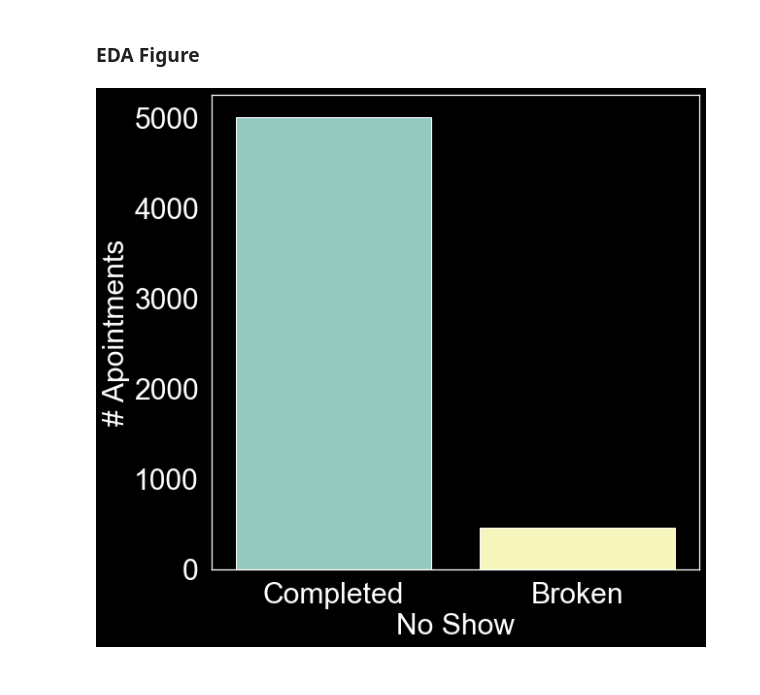
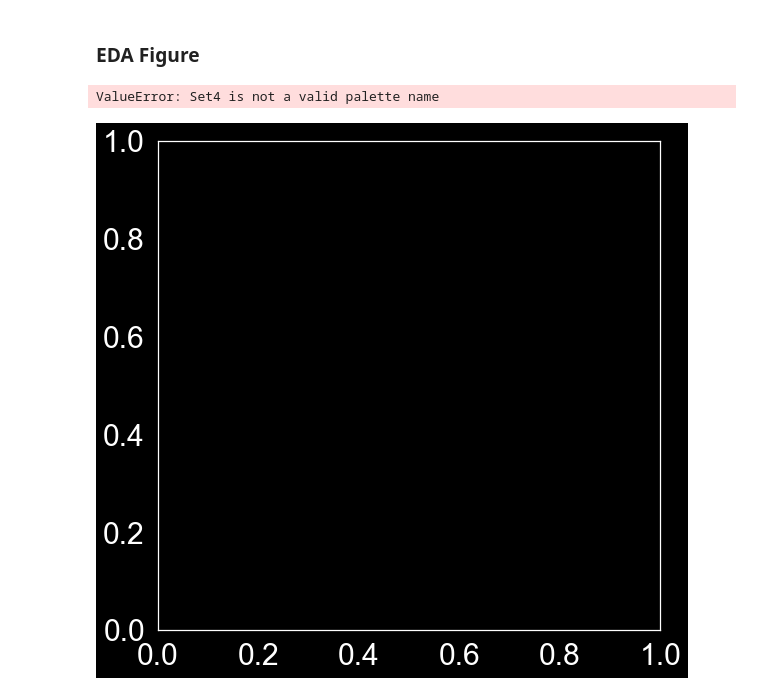
Before and after one commit to TheBeeGuy/No_show_patience, a Jupyter notebook: Ma_Insight_No_Show_Patience.ipynb, the cells around one changed output. Saved outputs shown, nothing was run; the diff lists cells and outputs as text; code cells hidden in the pictures.

```diff
--- a/Ma_Insight_No_Show_Patience.ipynb
+++ b/Ma_Insight_No_Show_Patience.ipynb
@@ -768,31 +781,32 @@ table.style.apply(highlight_greaterthan,threshold=0.15,column=['percent_noshow']
 # %%
 import seaborn as sb
 import matplotlib as mlb
 plt.style.use('dark_background') # this turns the whole figure (and following figures) into dark mode
 # retrieve performance metrics
 # plot log loss
 fig, ax = pyplot.subplots(figsize=(9,9))
 
 plt.xticks(fontsize=30)
 plt.yticks(fontsize=30)
 
 # Hide grid lines
 ax.grid(False)
 
 
 
 
 
 
 sb.set(style="whitegrid")
-ax = sb.countplot(x="noshow",data=y,  palette="Set3")
+ax = sb.countplot(x="noshow",data=y,  palette="Set4")
 ax.set_xticklabels(labels = ['Completed','Broken'])
 plt.xlabel('No Show', size =30)
 plt.ylabel('# Apointments', size =30)
 
 fig = ax.get_figure()
 fig.savefig("data/noshow.png", transparent = True)
 # %% [output]
+ValueError: Set4 is not a valid palette name
-[figure, old version]
+[figure, new version]
 # %%
 X.head()
```
Also changed, not shown: parts of 25 cells of this notebook, 35 other files.
